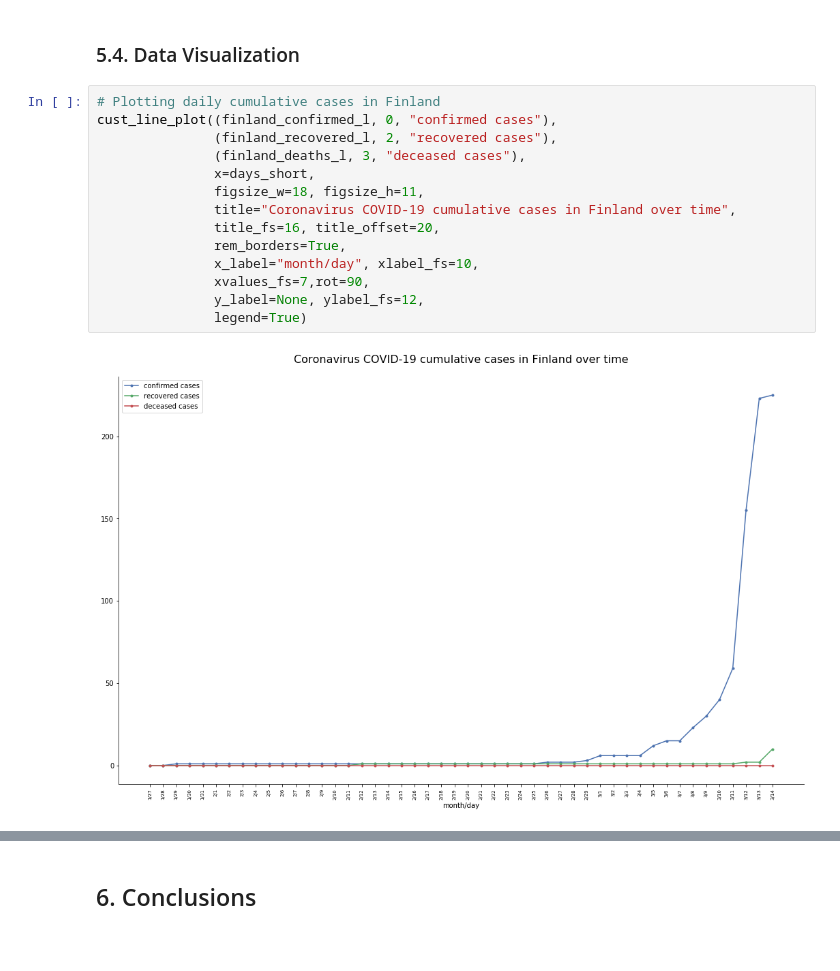
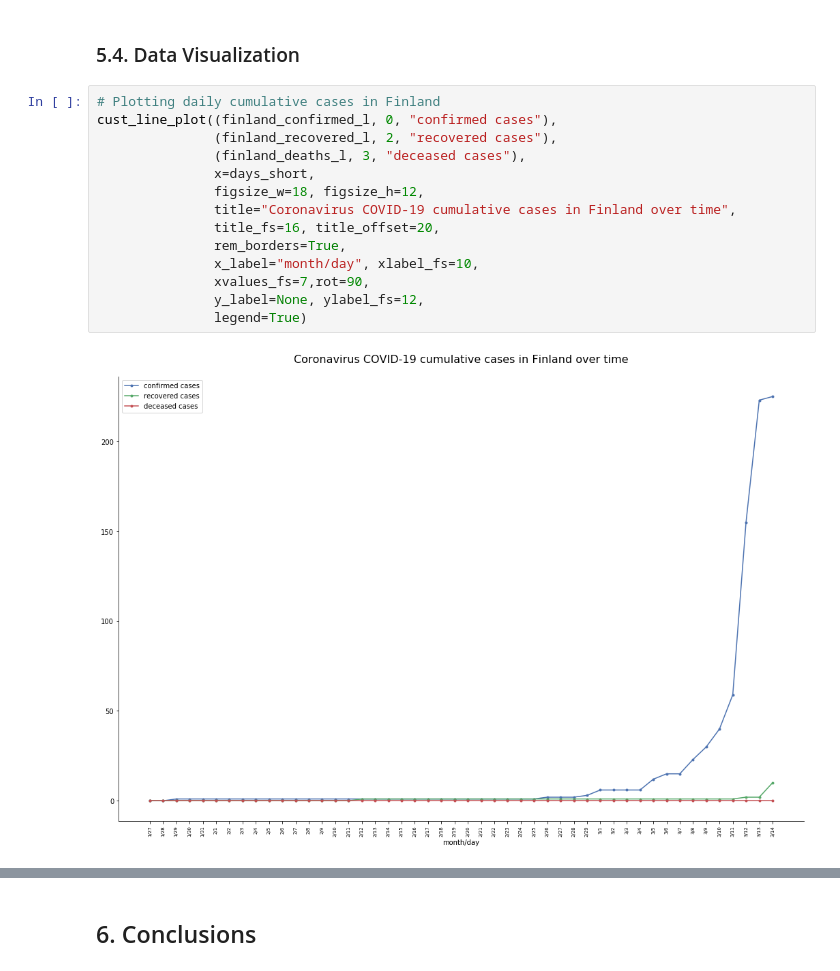
Before and after one commit to BerniHacker/Coronavirus, a Jupyter notebook: Coronavirus_Finland.ipynb, the cells around one changed output, grey strips where cells are left out. Saved outputs shown, nothing was run; the diff lists cells and outputs as text; blank space fills up the shorter version.

```diff
--- a/Coronavirus_Finland.ipynb
+++ b/Coronavirus_Finland.ipynb
@@ -526,19 +526,19 @@ finland_conf_incr
 # %%
 # Plotting daily cumulative cases in Finland
 cust_line_plot((finland_confirmed_l, 0, "confirmed cases"),
                (finland_recovered_l, 2, "recovered cases"),
                (finland_deaths_l, 3, "deceased cases"),
                x=days_short,
-               figsize_w=18, figsize_h=11,
+               figsize_w=18, figsize_h=12,
                title="Coronavirus COVID-19 cumulative cases in Finland over time",
                title_fs=16, title_offset=20,
                rem_borders=True,
                x_label="month/day", xlabel_fs=10,
                xvalues_fs=7,rot=90,
                y_label=None, ylabel_fs=12,
                legend=True)
 # %% [output]
-[figure, old version]
+[figure, new version]
 # %%
 # Plotting new daily confirmed Coronavirus cases in Finland
 cust_line_plot((finland_conf_incr, 0, ""),
```
Also changed, not shown: parts of 2 cells of this notebook, 1 other file.
